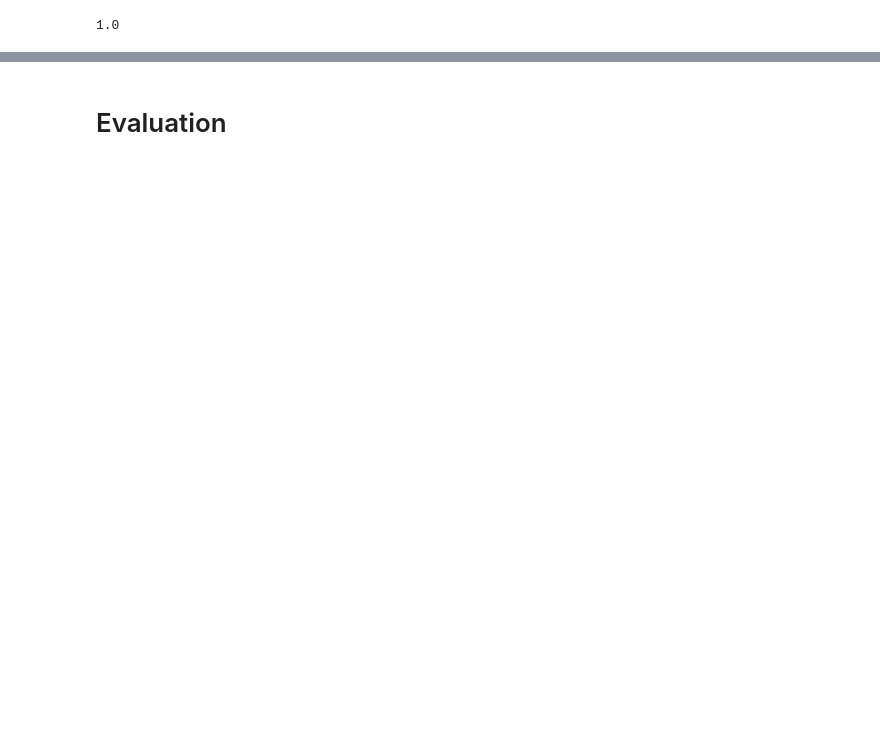
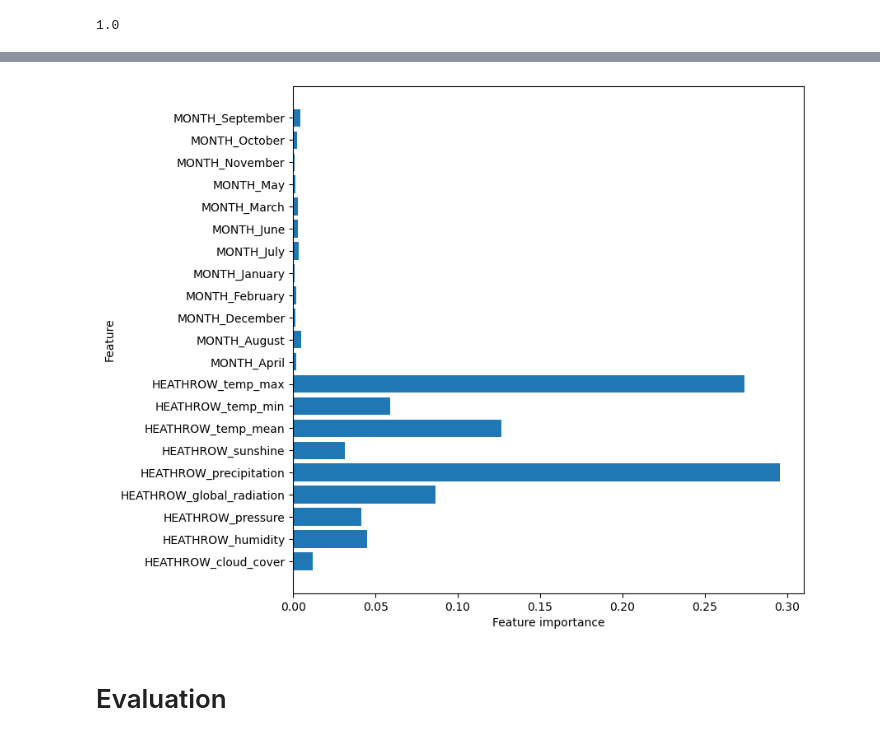
Before and after one commit to lalynjay/weather_classification, a Jupyter notebook: weather_classification.ipynb, the cells around one changed output, grey strips where cells are left out. Cells and saved outputs as stored; diff of their text form; code cells hidden in the pictures; blank space fills up the shorter version.

```diff
--- a/weather_classification.ipynb
+++ b/weather_classification.ipynb
@@ -578,4 +592,6 @@ From this model, it appears ... are the only features that matter
 # %%
-forest = RandomForestClassifier(n_estimators=75, max_depth= 5)
+# instantiate and fit model
+
+forest = RandomForestClassifier()
 forest.fit(X_train, y_train)
 # %% [output]
@@ -653,0 +678,17 @@ bt_roc_auc
+# %%
+
+
+param_grid = {
+    'n_estimators': [10, 50, 100],
+    'criterion': ['gini', 'entropy'],
+    'max_depth': [None, 2, 5],
+    'min_samples_split': [2, 5],
+    'min_samples_leaf': [1, 2]
+}
+forest_grid_search = GridSearchCV(forest, param_grid, cv=3)
+forest_grid_search.fit(X_train, y_train)
+
+print(f"Testing Accuracy: {forest_grid_search.best_score_ :.2%}")
+
+print("")
+print(f"Optimal Parameters: {forest_grid_search.best_params_}")
@@ -653,0 +699,7 @@ bt_roc_auc
+# %%
+best_rf = RandomForestClassifier(criterion='entropy',  max_depth= None, min_samples_leaf= 1, min_samples_split= 5, n_estimators= 100)
+best_rf.fit(X_train, y_train)
+best_rf_y_pred = best_rf.predict(X_test)
+
+print(classification_report(y_test, best_rf_y_pred))
+print("F1 score: ", f1_score(y_test, best_rf_y_pred))
@@ -654,2 +717,6 @@ bt_roc_auc
+# %%
+plot_feature_importances(best_rf)
+# %% [output]
+[figure, added]
 # %% [markdown]
 # Evaluation
```
Also changed, not shown: parts of 84 cells of this notebook.
